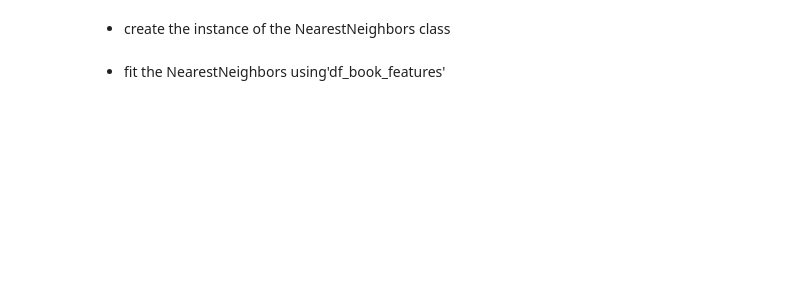
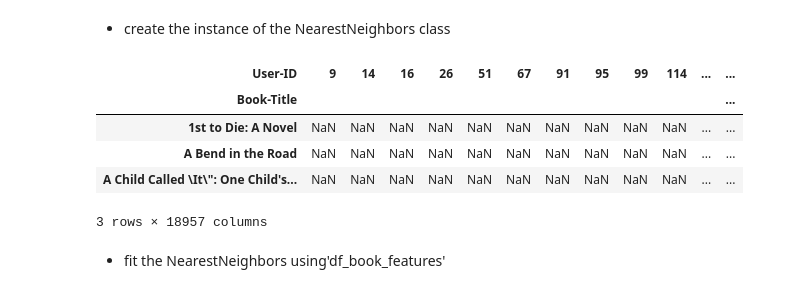
Before and after one commit to elslb/recommender_systems_practice, a Jupyter notebook: CF_memory_based_exercise.ipynb, the cells around one changed output. Drawn from its saved outputs; the diff is of its cells as text; code cells hidden in the pictures; blank space fills up the shorter version.

```diff
--- a/CF_memory_based_exercise.ipynb
+++ b/CF_memory_based_exercise.ipynb
@@ -54,0 +81,3 @@ df_book_features.head()
+# %%
+# looks like we have quite a few NaN values here
+df_book_features = df_book_features.dropna(axis=0, subset=['Book-Title'])
@@ -54,0 +92,3 @@ df_book_features.head()
+# %%
+# lets look at the rating count for each book since we know there are many with few ratings
+df_book_features['rating_count'] = df_book_features.groupby('ISBN')['Book-Rating'].count()
@@ -54,0 +102,5 @@ df_book_features.head()
+# %%
+# awesome, now we want to get the books with multiple ratings and discard the ones with scarce ratings
+# lets look at the stats of the rating_count column
+pd.set_option('display.float_format', lambda x: '%.3f' %x)
+df_book_features['rating_count'].describe()
@@ -55,3 +136,7 @@ df_book_features.head()
+# %%
+# the top 5% of books have 236 ratings, so i'll stick with that
+threshold = 236
+df_book_features = df_book_features[df_book_features['rating_count'] > threshold]
 # %% [markdown]
 * create the instance of the NearestNeighbors class
 # %%
@@ -59,2 +144,14 @@ nn = NearestNeighbors(n_neighbors=5)
+# %%
+# creating the matrix to compare similarities
+# it will be sparse as not all books are rated by all users
+user_book_rating = df_book_features.pivot_table(index='Book-Title', columns='User-ID', values='Book-Rating')
+user_book_rating.head(3)
+# %% [output]
+| User-ID | 9 | 14 | 16 | 26 | 51 | 67 | 91 | 95 | 99 | 114 | ... | ... |
+| Book-Title |  |  |  |  |  |  |  |  |  |  |  | ... |
+| 1st to Die: A Novel | NaN | NaN | NaN | NaN | NaN | NaN | NaN | NaN | NaN | NaN | ... | ... |
+| A Bend in the Road | NaN | NaN | NaN | NaN | NaN | NaN | NaN | NaN | NaN | NaN | ... | ... |
+| A Child Called \It\": One Child's... | NaN | NaN | NaN | NaN | NaN | NaN | NaN | NaN | NaN | NaN | ... | ... |
+3 rows × 18957 columns
 # %% [markdown]
 * fit the NearestNeighbors using'df_book_features'
```
Also changed, not shown: parts of 18 cells of this notebook.
